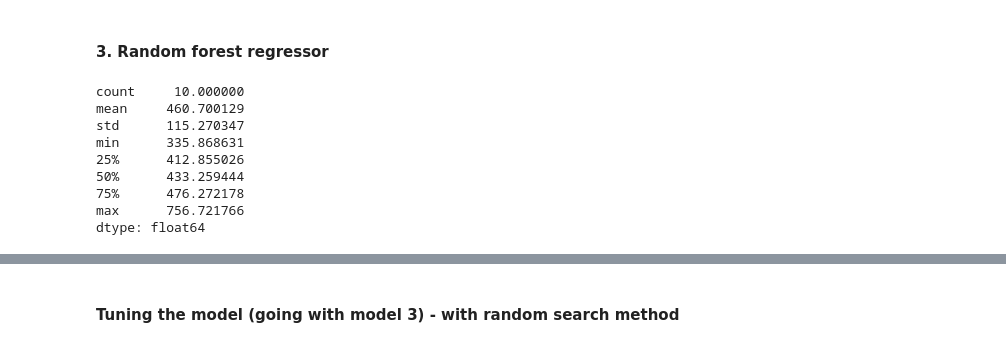
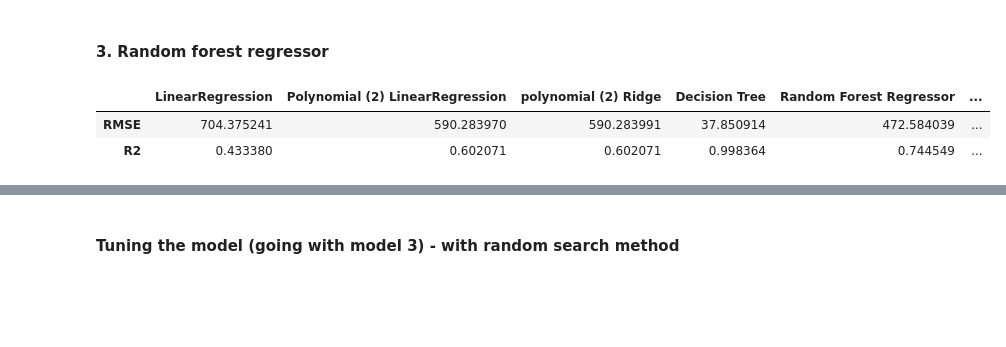
Before and after one commit to MichauJ/Learning-ML, a Jupyter notebook: ML Predicting aparment prices.ipynb, the cells around one changed output, grey strips where cells are left out. Drawn from its saved outputs; the diff is of its cells as text; code cells hidden in the pictures; blank space fills up the shorter version.

```diff
--- a/ML Predicting aparment prices.ipynb
+++ b/ML Predicting aparment prices.ipynb
@@ -676,18 +659,20 @@ if api_key is not None:
 # %% [markdown]
 #### 3. Random forest regressor
 # %%
+from sklearn.model_selection import cross_validate
 forest_reg = RandomForestRegressor(random_state =42)
-forest_rmses = -cross_val_score(forest_reg,train_set,train_set_labels,scoring = "neg_root_mean_squared_error", cv = 10)
-model_results['Random Forest Regressor'] = {"RMSE": dt_rmse, "R2": dt_r2}
+forest_reg_cv_results= cross_validate(forest_reg,train_set,train_set_labels,
+                                scoring = {"rmse": 'neg_root_mean_squared_error','r2': 'r2'},
+                                            cv = 3,n_jobs=-1)
+
+# Extract and convert RMSE to positive values
+forest_rmses = -(np.mean(forest_reg_cv_results['test_rmse']))
+forest_r2 = np.mean(forest_reg_cv_results['test_r2'])
+
+model_results['Random Forest Regressor'] = {"RMSE": forest_rmses, "R2": forest_r2}
 pd.DataFrame(model_results)
-pd.Series(forest_rmses).describe()
+#pd.Series(forest_rmses).describe()
 # %% [output]
-count     10.000000
-mean     460.700129
-std      115.270347
-min      335.868631
-25%      412.855026
-50%      433.259444
-75%      476.272178
-max      756.721766
-dtype: float64
+|  | LinearRegression | Polynomial (2) LinearRegression | polynomial (2) Ridge | Decision Tree | Random Forest Regressor | ... |
+| RMSE | 704.375241 | 590.283970 | 590.283991 | 37.850914 | 472.584039 | ... |
+| R2 | 0.433380 | 0.602071 | 0.602071 | 0.998364 | 0.744549 | ... |
```
Also changed, not shown: parts of 14 cells of this notebook.
